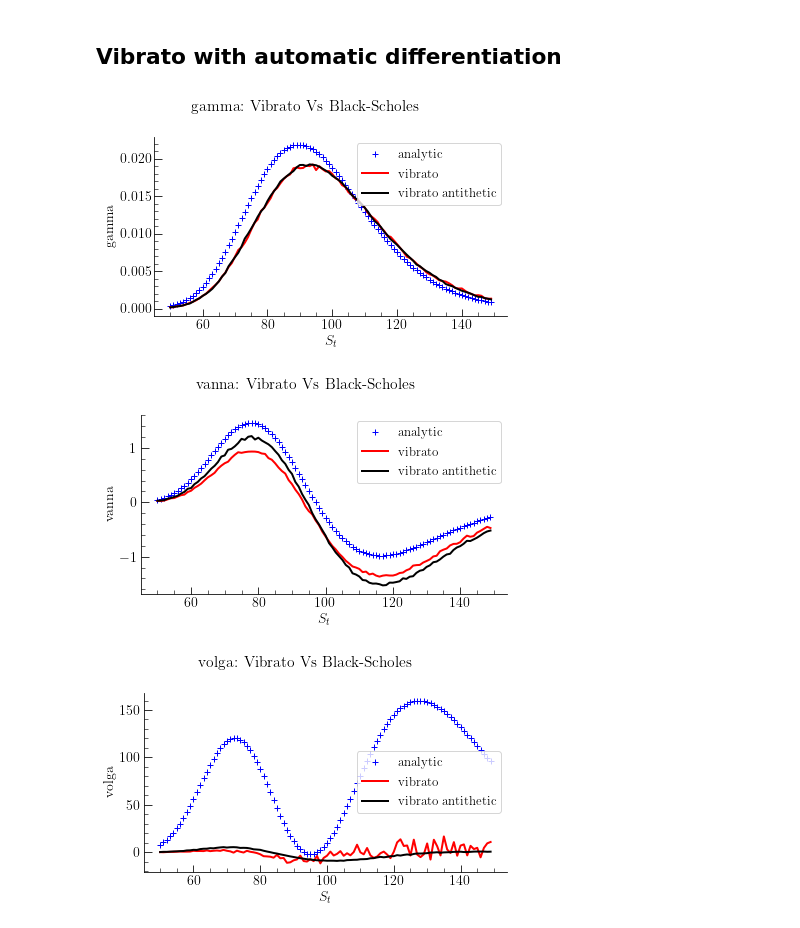
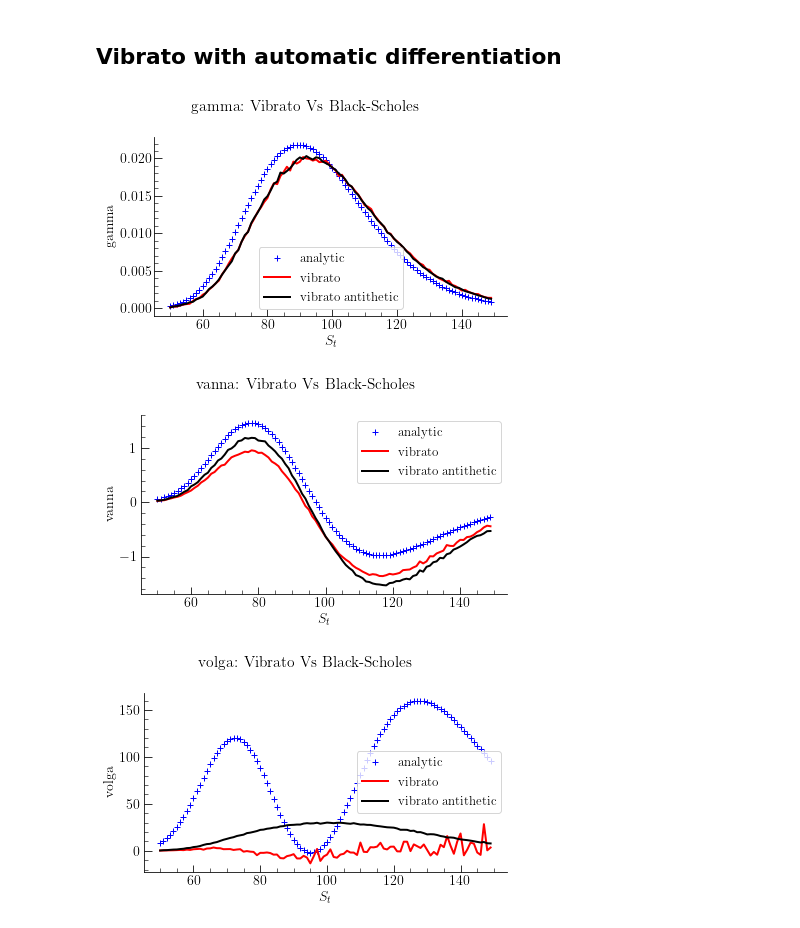
Before and after one commit to axeh101/vibrato-mc, a Jupyter notebook: src/python/vanilla-plots.ipynb, the cells around one changed output. Saved outputs shown, nothing was run; the diff lists cells and outputs as text; code cells hidden in the pictures.

```diff
--- a/src/python/vanilla-plots.ipynb
+++ b/src/python/vanilla-plots.ipynb
@@ -37,7 +37,7 @@ option_type = 'call' # This must be changed to `put` if a put option is chosen i
 src = 'datasets/'+ option_type
 
 vars1 = ['premium', 'delta', 'vega', 'rho']
-vars2 = ['gamma', 'vanna']
+vars2 = ['gamma', 'vanna', 'volga']
 # %%
 for v in vars1:
     analytic = pd.read_csv(
@@ -97,24 +97,24 @@ for v in vars2:
 # %%
 for v in vars2:
     analytic = pd.read_csv(
         src+'_analytic_'+v+'.csv',
         header=None, names=['$S_t$', 'analytic'],  sep=';', index_col=0
     )
     vibrato = pd.read_csv(
-        src+'_vibratoad_'+v+'.csv',
+        src+'_vibrato_ad_'+v+'.csv',
         header=None, names=['$S_t$', 'vibrato'], sep=';', index_col=0
     )
     vibrato_anti = pd.read_csv(
-        src+'_vibratoad_'+v+'_anti.csv',
+        src+'_vibrato_ad_'+v+'_anti.csv',
         header=None, names=['$S_t$', 'vibrato antithetic'], sep=';', index_col=0
     )
     fig, ax= plt.subplots();
     fig.suptitle(v+': Vibrato Vs Black-Scholes');
     analytic.plot(ax=ax, ylabel=v, color='blue', ls='', marker='+', markersize=6);
     vibrato.plot(ax=ax, color='red', lw=2);
     vibrato_anti.plot(ax=ax, color='black', lw=2);
     savefig("vad_vanilla_"+v)
 # %% [output]
-[figure, old version]
+[figure, new version]
 [figure]
-[figure, old version]
+[figure, new version]
```
Also changed, not shown: 24 other files.
